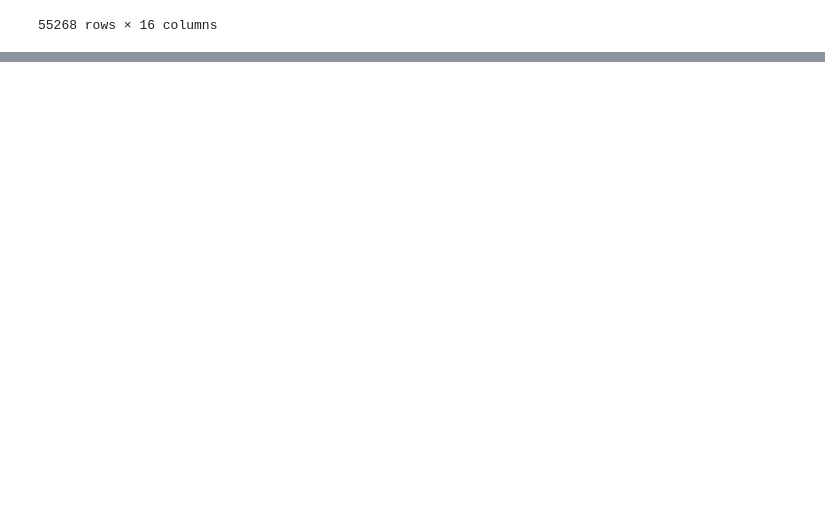
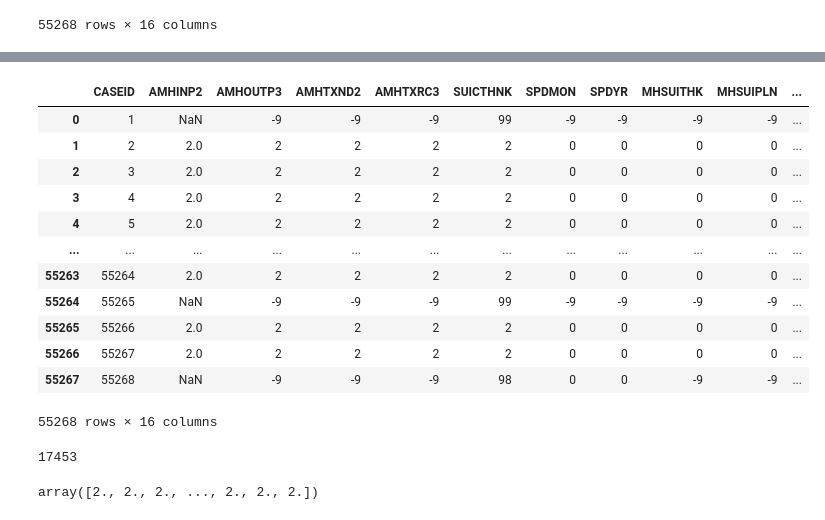
Before and after one commit to zaxiang/DDS_Project, a Jupyter notebook: DDS_Project_courtney.ipynb, the cells around one changed output, grey strips where cells are left out. Saved outputs shown, nothing was run; the diff lists cells and outputs as text; code cells hidden in the pictures; blank space fills up the shorter version.

```diff
--- a/DDS_Project_courtney.ipynb
+++ b/DDS_Project_courtney.ipynb
@@ -178,0 +181,6 @@ mental_health
+# %%
+mental_health_2012 = drug[['CASEID', 'AMHINP2', 'AMHOUTP3', 'AMHTXND2', 'AMHTXRC3',
+                      'SUICTHNK', 'SPDMON', 'SPDYR', 'MHSUITHK', 'MHSUIPLN', 'MHSUITRY',
+                     'WHODASC2', 'SMIPP_U', 'ADDPREV', 'AMDELT', 'AMDEYR']]
+
+mental_health_2012
@@ -178,0 +209,30 @@ mental_health
+# %%
+mh_2012 = mental_health_2012.copy()
+# %%
+mh_2012['AMHINP2'].replace(-9, np.nan, inplace=True)
+# %%
+mh_2012
+# %% [output]
+|  | CASEID | AMHINP2 | AMHOUTP3 | AMHTXND2 | AMHTXRC3 | SUICTHNK | SPDMON | SPDYR | MHSUITHK | MHSUIPLN | ... |
+| 0 | 1 | NaN | -9 | -9 | -9 | 99 | -9 | -9 | -9 | -9 | ... |
+| 1 | 2 | 2.0 | 2 | 2 | 2 | 2 | 0 | 0 | 0 | 0 | ... |
+| 2 | 3 | 2.0 | 2 | 2 | 2 | 2 | 0 | 0 | 0 | 0 | ... |
+| 3 | 4 | 2.0 | 2 | 2 | 2 | 2 | 0 | 0 | 0 | 0 | ... |
+| 4 | 5 | 2.0 | 2 | 2 | 2 | 2 | 0 | 0 | 0 | 0 | ... |
+| ... | ... | ... | ... | ... | ... | ... | ... | ... | ... | ... | ... |
+| 55263 | 55264 | 2.0 | 2 | 2 | 2 | 2 | 0 | 0 | 0 | 0 | ... |
+| 55264 | 55265 | NaN | -9 | -9 | -9 | 99 | -9 | -9 | -9 | -9 | ... |
+| 55265 | 55266 | 2.0 | 2 | 2 | 2 | 2 | 0 | 0 | 0 | 0 | ... |
+| 55266 | 55267 | 2.0 | 2 | 2 | 2 | 2 | 0 | 0 | 0 | 0 | ... |
+| 55267 | 55268 | NaN | -9 | -9 | -9 | 98 | 0 | 0 | -9 | -9 | ... |
+55268 rows × 16 columns
+# %%
+num_null = mh_2012['AMHINP2'].isna().sum()
+num_null
+# %% [output]
+17453
+# %%
+fill_values = np.random.choice(mh_2012['AMHINP2'].dropna(), num_null)
+fill_values
+# %% [output]
+array([2., 2., 2., ..., 2., 2., 2.])
```
Also changed, not shown: parts of 5 cells of this notebook.
